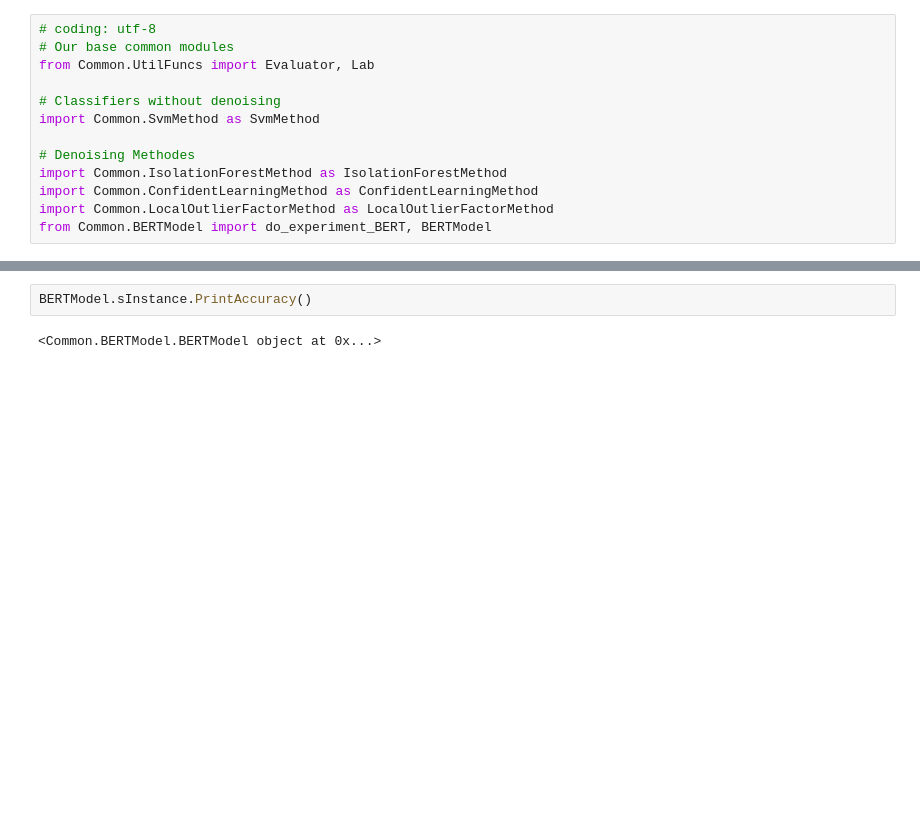
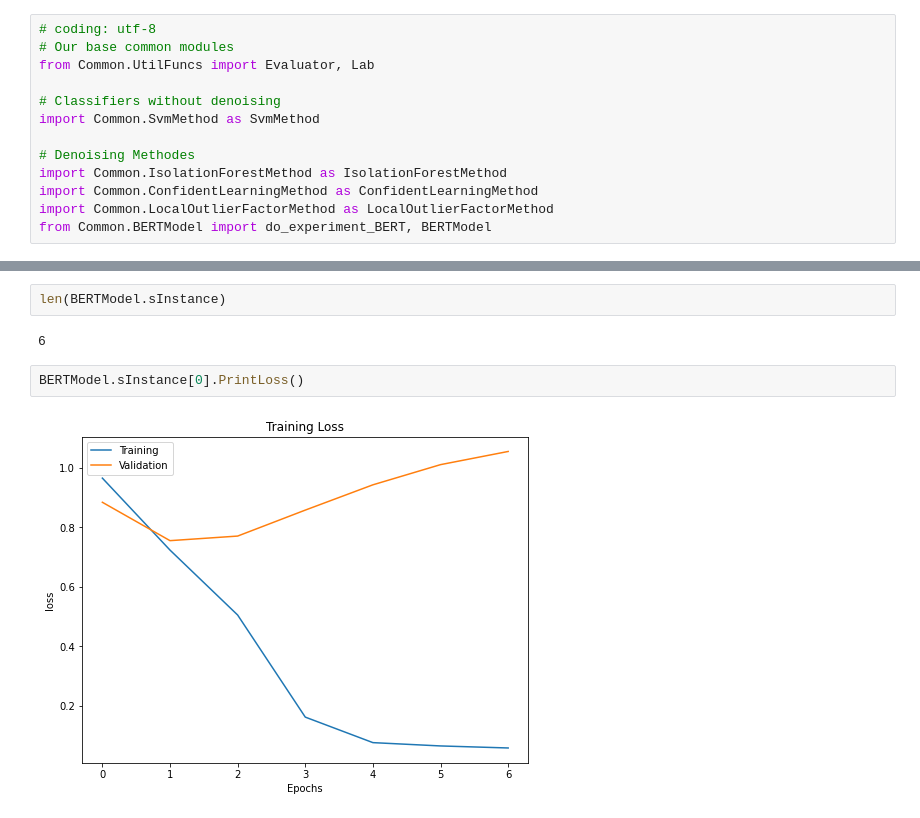
Before and after one commit to pnpdb/CS522-Project, a Jupyter notebook: NoiseEffcects.ipynb, the cells around one changed output, grey strips where cells are left out. Cells and saved outputs as stored; diff of their text form; blank space fills up the shorter version.

```diff
--- a/NoiseEffcects.ipynb
+++ b/NoiseEffcects.ipynb
@@ -185,5 +248,9 @@ KeyboardInterrupt:
+# %%
+len(BERTModel.sInstance)
+# %% [output]
+6
 # %%
-BERTModel.sInstance.PrintAccuracy()
+BERTModel.sInstance[0].PrintLoss()
 # %% [output]
-<Common.BERTModel.BERTModel object at 0x...>
+[figure, added]
 # %%
```
Also changed, not shown: parts of 8 cells of this notebook.
